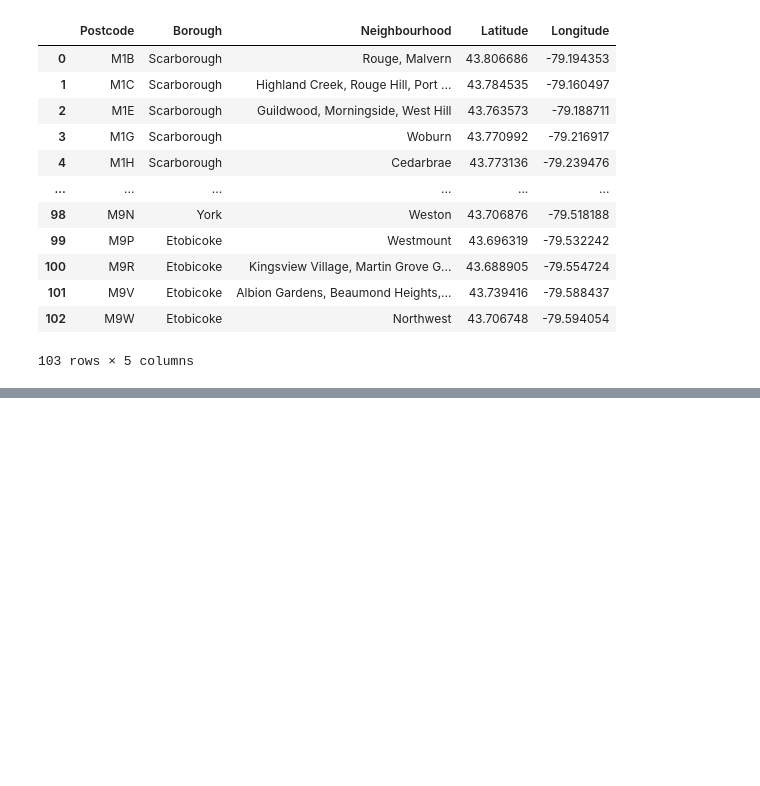
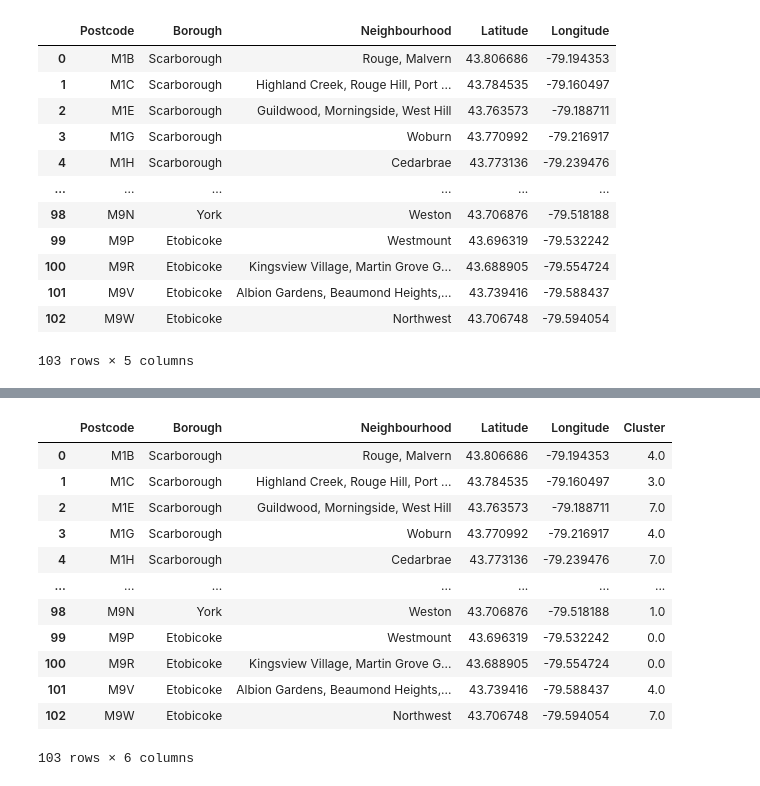
Before and after one commit to gouyou/Applied-Data-Science-Capstone-Project, a Jupyter notebook: capstone_week_3.ipynb, the cells around one changed output, grey strips where cells are left out. Saved outputs shown, nothing was run; the diff lists cells and outputs as text; code cells hidden in the pictures; blank space fills up the shorter version.

Commit message:
Week 3, clustering

```diff
--- a/capstone_week_3.ipynb
+++ b/capstone_week_3.ipynb
@@ -79,0 +191,10 @@ df
+# %%
+# one hot encoding
+df_onehot = pd.get_dummies(df_venues[['Venue Category']], prefix="", prefix_sep="")
+
+# Add Neighborhood column
+df_onehot["Neighbourhood"] = df_venues["Neighbourhood"]
+# Move Neighborhood column to front
+df_onehot_columns = df_onehot.columns.to_list()
+df_onehot_columns.insert(0, df_onehot_columns.pop())
+df_onehot = df_onehot[df_onehot_columns]
@@ -79,0 +203,2 @@ df
+# %%
+df_grouped = df_onehot.groupby("Neighbourhood").mean().reset_index()
@@ -79,0 +213,8 @@ df
+# %%
+# set number of clusters
+kclusters = 8
+
+df_clustering = df_grouped.drop("Neighbourhood", 1)
+
+# run k-means clustering
+kmeans = KMeans(n_clusters=kclusters).fit(df_clustering)
@@ -79,0 +223,7 @@ df
+# %%
+# add clustering labels
+df_clusters = df_grouped["Neighbourhood"].to_frame()
+df_clusters.insert(0, "Cluster", kmeans.labels_)
+
+# merge toronto_grouped with toronto_data to add latitude/longitude for each neighborhood
+df_clusters = df.join(df_clusters.set_index("Neighbourhood"), on="Neighbourhood", how="outer")
@@ -79,0 +276,16 @@ df
+# %%
+df_clusters
+# %% [output]
+|  | Postcode | Borough | Neighbourhood | Latitude | Longitude | Cluster |
+| 0 | M1B | Scarborough | Rouge, Malvern | 43.806686 | -79.194353 | 4.0 |
+| 1 | M1C | Scarborough | Highland Creek, Rouge Hill, Port ... | 43.784535 | -79.160497 | 3.0 |
+| 2 | M1E | Scarborough | Guildwood, Morningside, West Hill | 43.763573 | -79.188711 | 7.0 |
+| 3 | M1G | Scarborough | Woburn | 43.770992 | -79.216917 | 4.0 |
+| 4 | M1H | Scarborough | Cedarbrae | 43.773136 | -79.239476 | 7.0 |
+| ... | ... | ... | ... | ... | ... | ... |
+| 98 | M9N | York | Weston | 43.706876 | -79.518188 | 1.0 |
+| 99 | M9P | Etobicoke | Westmount | 43.696319 | -79.532242 | 0.0 |
+| 100 | M9R | Etobicoke | Kingsview Village, Martin Grove G... | 43.688905 | -79.554724 | 0.0 |
+| 101 | M9V | Etobicoke | Albion Gardens, Beaumond Heights,... | 43.739416 | -79.588437 | 4.0 |
+| 102 | M9W | Etobicoke | Northwest | 43.706748 | -79.594054 | 7.0 |
+103 rows × 6 columns
```
Also changed, not shown: parts of 26 cells of this notebook.
